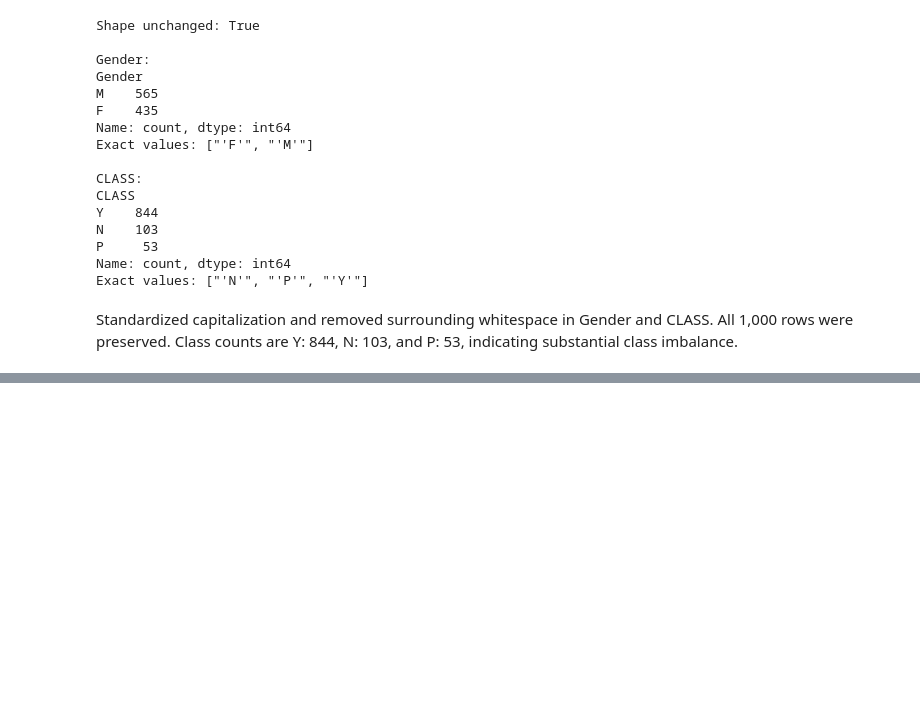
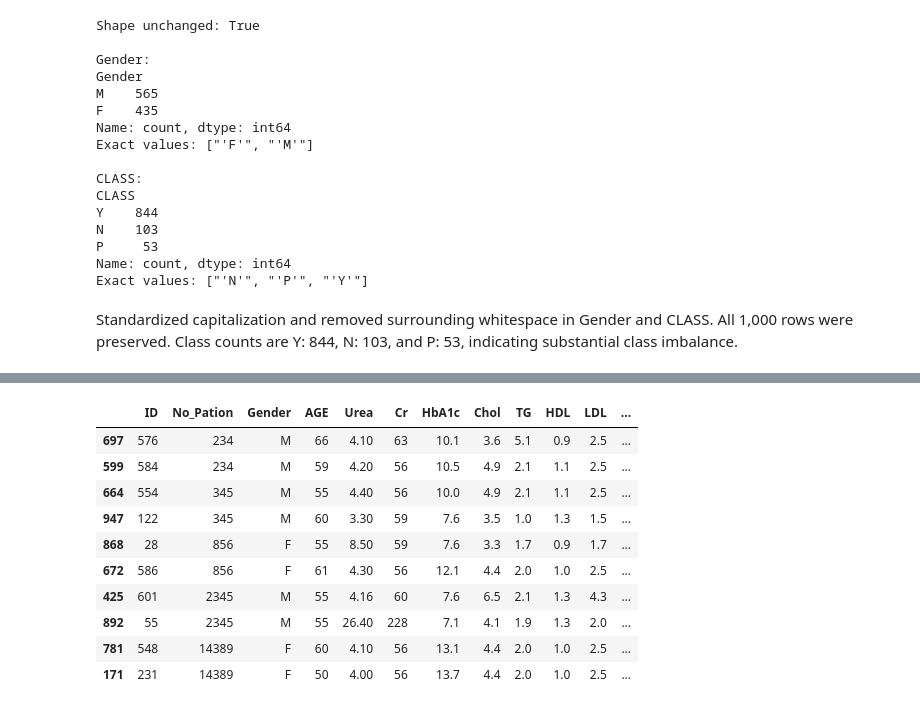
Before and after one commit to nihal8866/diabetes-classification-clustering, a Jupyter notebook: notebooks/01_diabetes_analysis.ipynb, the cells around one changed output, grey strips where cells are left out. Cells and saved outputs as stored; diff of their text form; code cells hidden in the pictures; blank space fills up the shorter version.

```diff
--- a/notebooks/01_diabetes_analysis.ipynb
+++ b/notebooks/01_diabetes_analysis.ipynb
@@ -117,0 +163,16 @@ Standardized capitalization and removed surrounding whitespace in Gender and CLA
+# %%
+patient_repeat_mask = df_clean["No_Pation"].duplicated(keep=False)
+
+df_clean.loc[patient_repeat_mask].sort_values("No_Pation").head(10)
+# %% [output]
+|  | ID | No_Pation | Gender | AGE | Urea | Cr | HbA1c | Chol | TG | HDL | LDL | ... |
+| 697 | 576 | 234 | M | 66 | 4.10 | 63 | 10.1 | 3.6 | 5.1 | 0.9 | 2.5 | ... |
+| 599 | 584 | 234 | M | 59 | 4.20 | 56 | 10.5 | 4.9 | 2.1 | 1.1 | 2.5 | ... |
+| 664 | 554 | 345 | M | 55 | 4.40 | 56 | 10.0 | 4.9 | 2.1 | 1.1 | 2.5 | ... |
+| 947 | 122 | 345 | M | 60 | 3.30 | 59 | 7.6 | 3.5 | 1.0 | 1.3 | 1.5 | ... |
+| 868 | 28 | 856 | F | 55 | 8.50 | 59 | 7.6 | 3.3 | 1.7 | 0.9 | 1.7 | ... |
+| 672 | 586 | 856 | F | 61 | 4.30 | 56 | 12.1 | 4.4 | 2.0 | 1.0 | 2.5 | ... |
+| 425 | 601 | 2345 | M | 55 | 4.16 | 60 | 7.6 | 6.5 | 2.1 | 1.3 | 4.3 | ... |
+| 892 | 55 | 2345 | M | 55 | 26.40 | 228 | 7.1 | 4.1 | 1.9 | 1.3 | 2.0 | ... |
+| 781 | 548 | 14389 | F | 60 | 4.10 | 56 | 13.1 | 4.4 | 2.0 | 1.0 | 2.5 | ... |
+| 171 | 231 | 14389 | F | 50 | 4.00 | 56 | 13.7 | 4.4 | 2.0 | 1.0 | 2.5 | ... |
```
Also changed, not shown: parts of 11 cells of this notebook.
